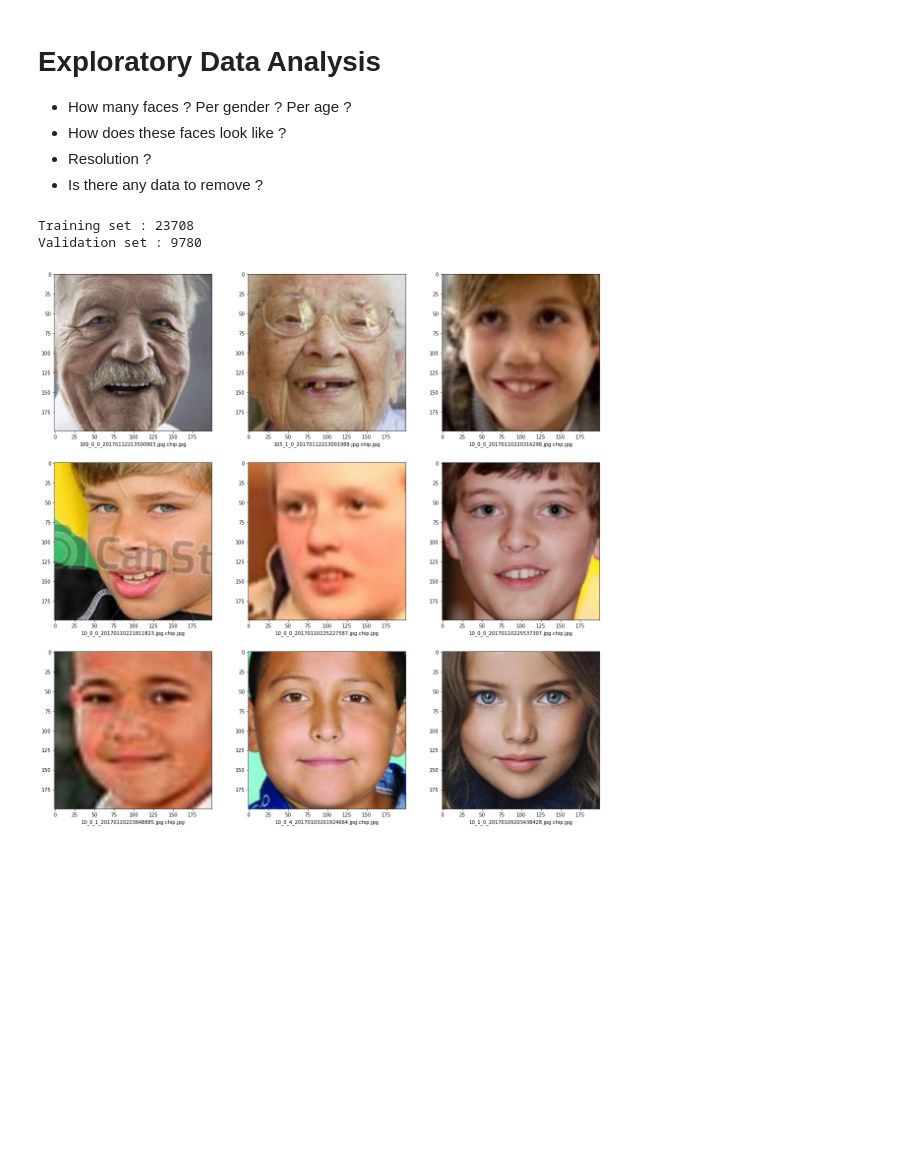
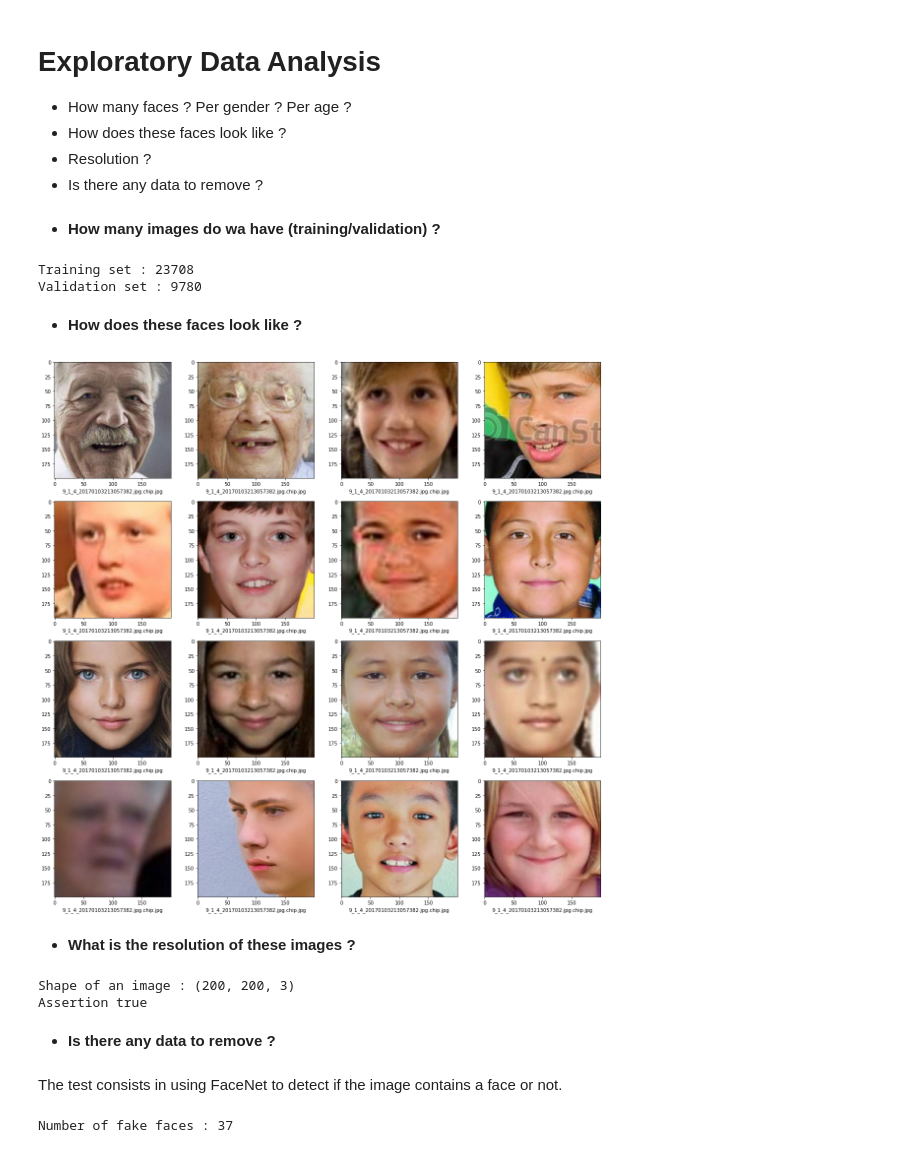
Before and after one commit to vesran/Facetection, a Jupyter notebook: 00_EDA.ipynb, the cells around one changed output. Saved outputs shown, nothing was run; the diff lists cells and outputs as text; code cells hidden in the pictures; blank space fills up the shorter version.

```diff
--- a/00_EDA.ipynb
+++ b/00_EDA.ipynb
@@ -14,25 +17,69 @@ import matplotlib.image as mpimg
+# %% [markdown]
+* **How many images do wa have (training/validation) ?**
 # %%
-DATADIR = '/Users/Light/datascience/datasets/faces/'
+DATADIR = '/datascience/datasets/faces/'
 TRAINING_SET = op.join(DATADIR, 'UTKFace_train')
 VALIDATION_SET = op.join(DATADIR, 'UTKFAce_val')
 
-training_filenames = os.listdir(TRAINING_SET)
-validation_filenames = os.listdir(VALIDATION_SET)
+training_filenames = glob(op.join(TRAINING_SET, '*'))
+validation_filenames = glob(op.join(VALIDATION_SET, '*'))
 print('Training set :', training_filenames.__len__())
 print('Validation set :', validation_filenames.__len__())
 # %% [output]
 Training set : 23708
 Validation set : 9780
+# %% [markdown]
+* **How does these faces look like ?**
 # %%
-fig, axs = plt.subplots(3, 3, figsize=(20, 20))
+fig, axs = plt.subplots(4, 4, figsize=(20, 20))
 axs = np.ravel(axs)
 
-for i in range(9):
-    name = training_filenames[i * 15]
-    fn = op.join(DATADIR, 'UTKFace_train', name)
+for i in range(4*4):
+    fn = training_filenames[i * 15]
     img = plt.imread(fn)
     imgplot = axs[i].imshow(img)
     axs[i].set_xlabel(name)
 plt.show()
 # %% [output]
-[figure, old version]
+[figure, new version]
+# %% [markdown]
+* **What is the resolution of these images ?**
+# %%
+def get_shape_image(fn):
+    img = plt.imread(fn)
+    return img.shape
+
+print(f'Shape of an image : {get_shape_image(training_filenames[0])}')
+
+# Check resolution for each file
+for name in training_filenames:
+    shape = get_shape_image(name)
+    assert shape[0] == shape[1] == 200
+
+
+for name in validation_filenames:
+    shape = get_shape_image(name)
+    assert shape[0] == shape[1] == 200
+
+print('Assertion true')
+# %% [output]
+Shape of an image : (200, 200, 3)
+Assertion true
+# %% [markdown]
+* **Is there any data to remove ?**
+# %% [markdown]
+The test consists in using FaceNet to detect if the image contains a face or not.
+# %%
+from facetection.utils.face_detection import detect_face_box
+import cv2
+
+fake_faces = []
+for src in tqdm(training_filenames):
+    img = cv2.imread(src)
+    confidence, _, _, _, _ = detect_face_box(img)
+    if confidence < 0.8:
+        fake_faces.append(src)
+
+print(f"Number of fake faces : {len(fake_faces)}")
+# %% [output]
+Number of fake faces : 37
```
Also changed, not shown: parts of 7 cells of this notebook, 5 other files.
